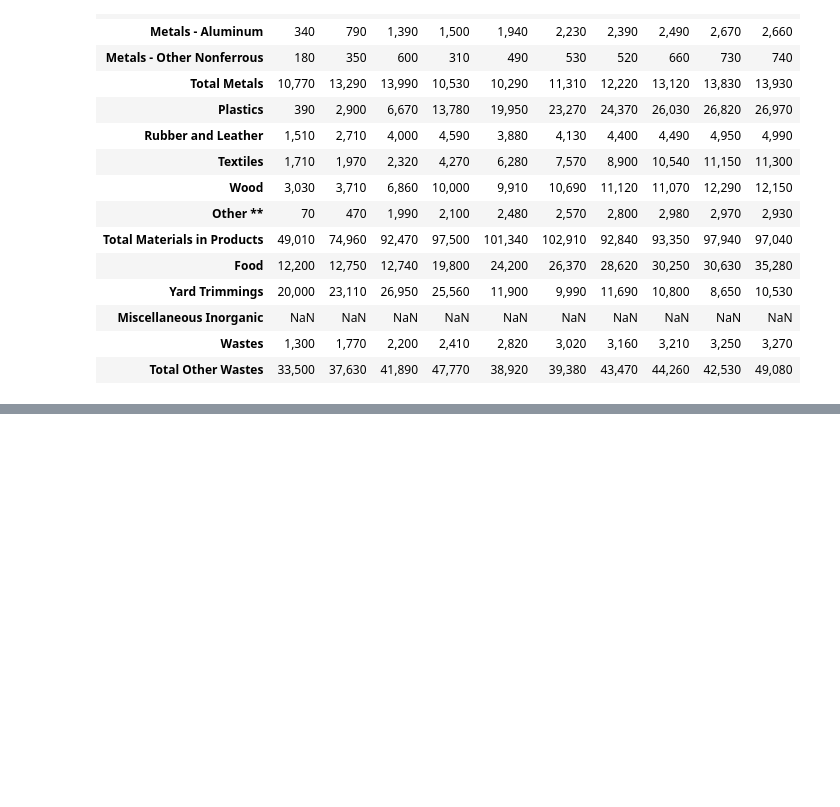
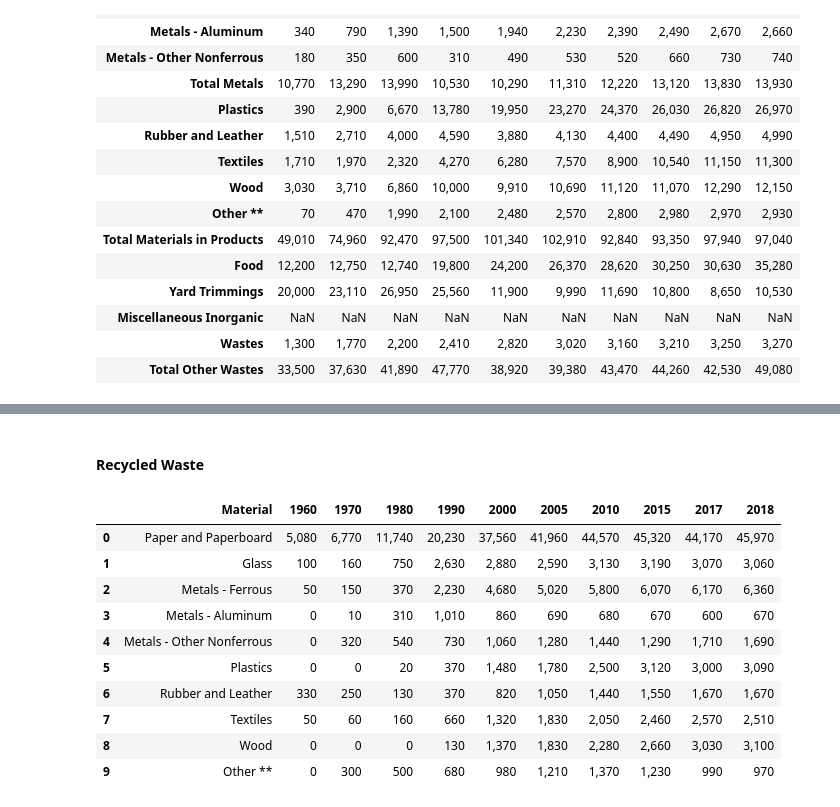
Before and after one commit to nonlocal-lia/food_waste, a Jupyter notebook: data/extract_data.ipynb, the cells around one changed output, grey strips where cells are left out. Saved outputs shown, nothing was run; the diff lists cells and outputs as text; code cells hidden in the pictures; blank space fills up the shorter version.

```diff
--- a/data/extract_data.ipynb
+++ b/data/extract_data.ipynb
@@ -910,4 +548,0 @@ generated_absolute
-# %%
-recycled = recycled.T
-recycled = recycled.add_prefix('Recycled ')
-recycled
@@ -974,5 +548,0 @@ landfilled
-# %%
-recycled.reset_index(inplace=True)
-recycled.drop(columns=['index'], inplace=True)
-recycled.columns.name = None
-recycled
@@ -1127,0 +866,22 @@ composted
+# %% [markdown]
+#### Recycled Waste
+# %%
+recycled.reset_index(inplace=True)
+recycled.drop([5,11], inplace=True)
+recycled.reset_index(inplace=True)
+recycled.drop(columns=['index'], inplace=True)
+recycled.fillna(value = 'null', inplace=True)
+recycled.replace('Neg.', 0, inplace=True)
+recycled
+# %% [output]
+|  | Material | 1960 | 1970 | 1980 | 1990 | 2000 | 2005 | 2010 | 2015 | 2017 | 2018 |
+| 0 | Paper and Paperboard | 5,080 | 6,770 | 11,740 | 20,230 | 37,560 | 41,960 | 44,570 | 45,320 | 44,170 | 45,970 |
+| 1 | Glass | 100 | 160 | 750 | 2,630 | 2,880 | 2,590 | 3,130 | 3,190 | 3,070 | 3,060 |
+| 2 | Metals - Ferrous | 50 | 150 | 370 | 2,230 | 4,680 | 5,020 | 5,800 | 6,070 | 6,170 | 6,360 |
+| 3 | Metals - Aluminum | 0 | 10 | 310 | 1,010 | 860 | 690 | 680 | 670 | 600 | 670 |
+| 4 | Metals - Other Nonferrous | 0 | 320 | 540 | 730 | 1,060 | 1,280 | 1,440 | 1,290 | 1,710 | 1,690 |
+| 5 | Plastics | 0 | 0 | 20 | 370 | 1,480 | 1,780 | 2,500 | 3,120 | 3,000 | 3,090 |
+| 6 | Rubber and Leather | 330 | 250 | 130 | 370 | 820 | 1,050 | 1,440 | 1,550 | 1,670 | 1,670 |
+| 7 | Textiles | 50 | 60 | 160 | 660 | 1,320 | 1,830 | 2,050 | 2,460 | 2,570 | 2,510 |
+| 8 | Wood | 0 | 0 | 0 | 130 | 1,370 | 1,830 | 2,280 | 2,660 | 3,030 | 3,100 |
+| 9 | Other ** | 0 | 300 | 500 | 680 | 980 | 1,210 | 1,370 | 1,230 | 990 | 970 |
```
Also changed, not shown: parts of 113 cells of this notebook, 18 other files.
